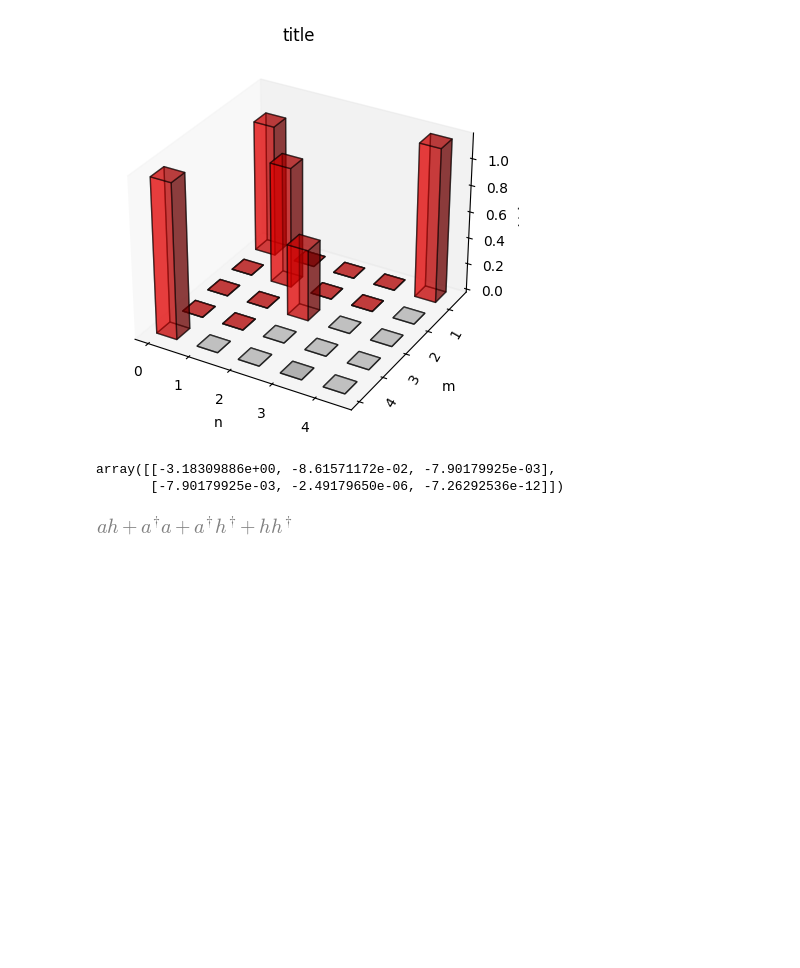
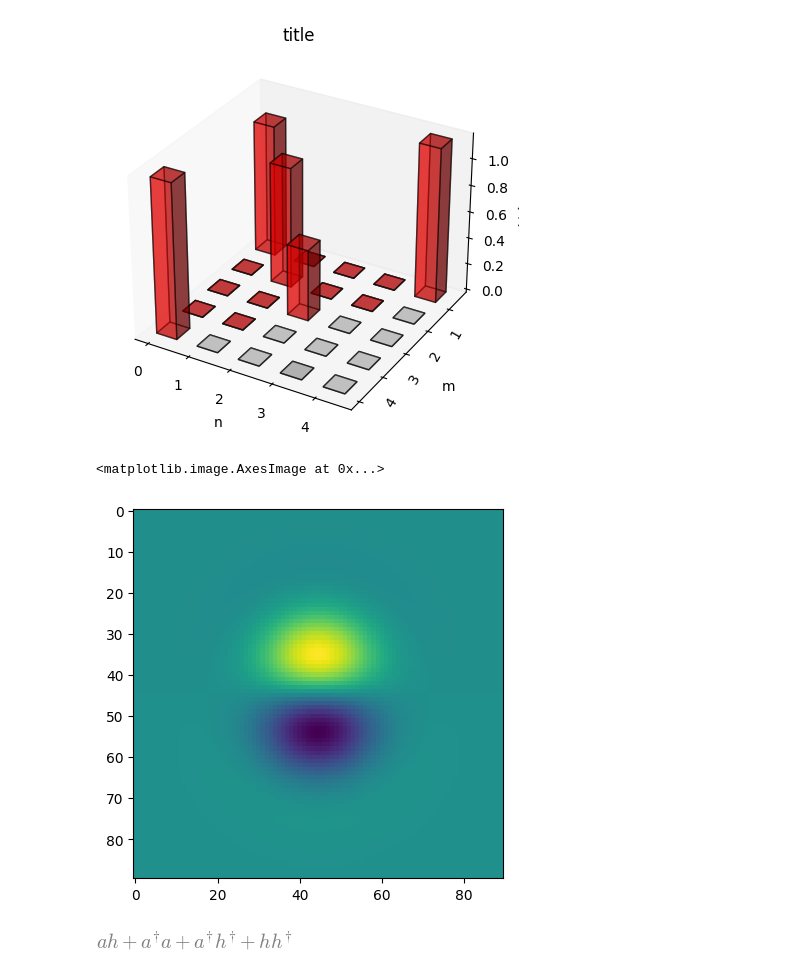
Before and after one commit to ElenBOT/tomography, a Jupyter notebook: testing.ipynb, the cells around one changed output. Drawn from its saved outputs; the diff is of its cells as text; code cells hidden in the pictures; blank space fills up the shorter version.

Commit message:
Update `get_winger_function_func` to be more efficient.

```diff
--- a/testing.ipynb
+++ b/testing.ipynb
@@ -69,25 +80,23 @@ plot_moment_bar_diagram(moment)
 # %%
 from utility import get_winger_function_func
+from supportkit import generate_complex_2dcoord
+import numpy as np
 moments = {}
 for n in range(3):
     for m in range(3):
         moments[f'a{n}{m}'] = 1 # coherent state
-W = get_winger_function_func(3, 3, S, moments)
 
-def muti_w(coords):
-    flat_coords = coords.flatten()  # Flatten the input
-    results = [W(coord) for coord in flat_coords]  # Apply W to each element
-    return np.array(results).reshape(coords.shape)  # Reshape back to original
+lambd = generate_complex_2dcoord(10, 50)
+W = get_winger_function_func(3, 3, lambd, moments)
 
-
-coord = np.array([
-    [0, 1, 2],
-    [2, 3, 4]
-])
-muti_w(coord)
+alpha = generate_complex_2dcoord(2, 90)
+a = W(alpha)
-# %% [output]
-array([[-3.18309886e+00, -8.61571172e-02, -7.90179925e-03],
-       [-7.90179925e-03, -2.49179650e-06, -7.26292536e-12]])
+# %%
+from matplotlib import pyplot as plt
+plt.imshow(np.imag(a))
+# %% [output]
+<matplotlib.image.AxesImage at 0x...>
+[figure, added]
 # %%
 from supportkit import sym_eva_S_moment
 sym_eva_S_moment(1, 1)
```
Also changed, not shown: parts of 3 cells of this notebook, 3 other files.
